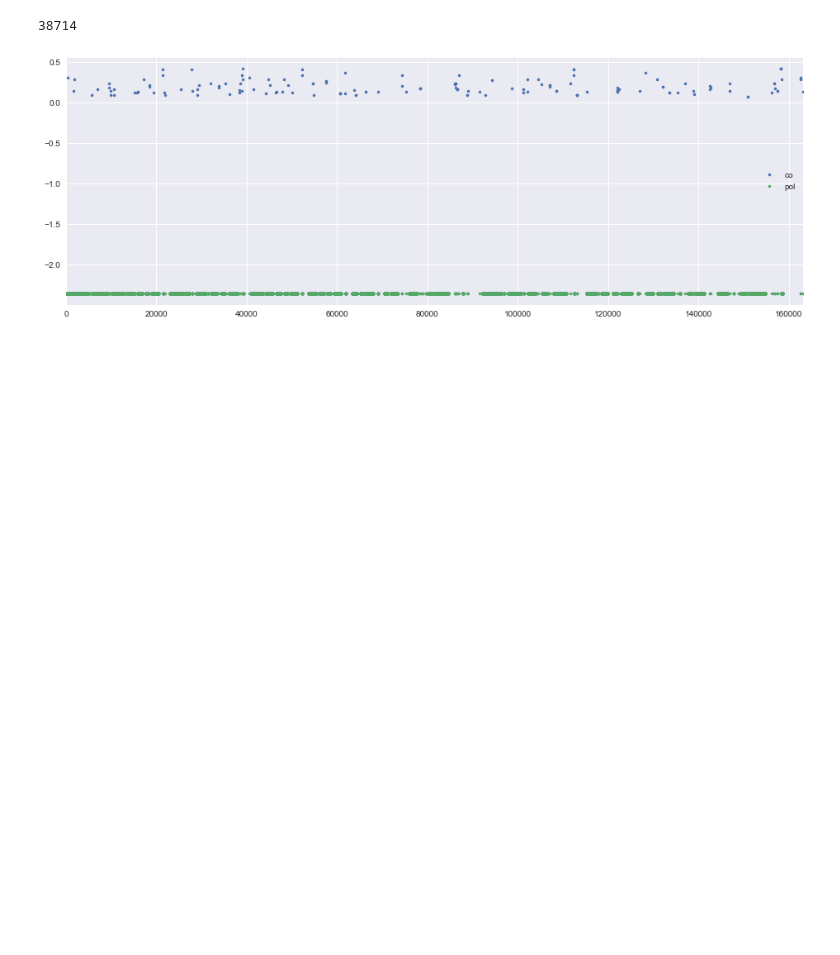
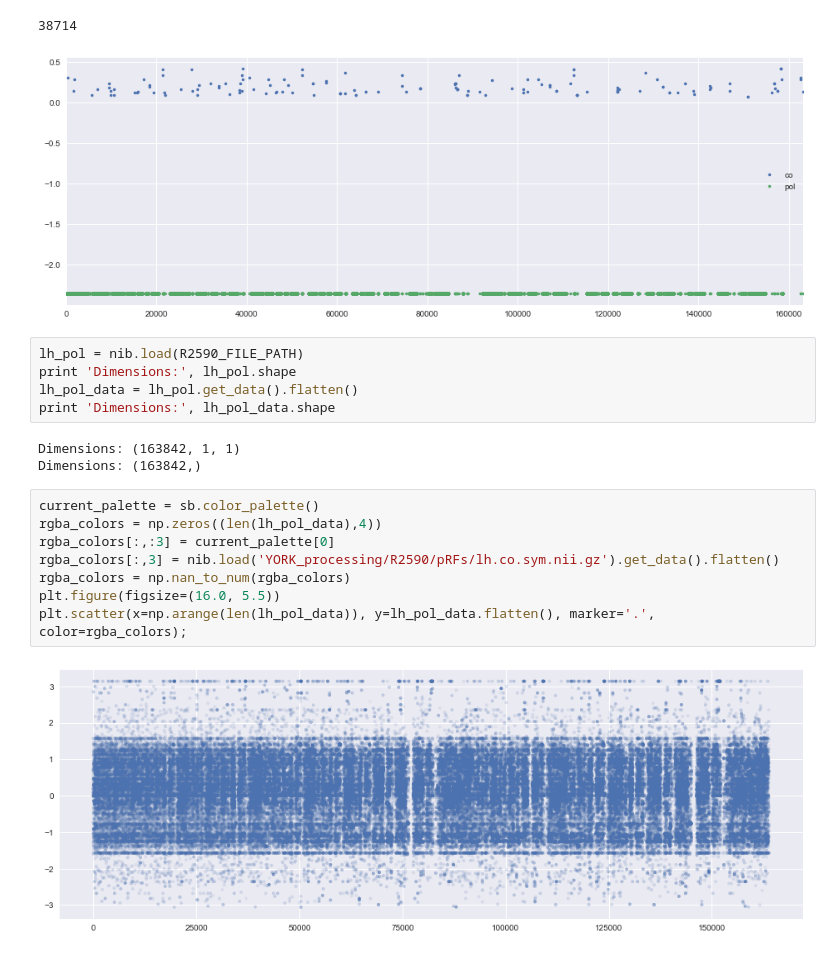
Before and after one commit to gkaguirrelab/extremeRetinotopy, a Jupyter notebook: fsAverage.ipynb, the cells around one changed output. Saved outputs shown, nothing was run; the diff lists cells and outputs as text; blank space fills up the shorter version.

```diff
--- a/fsAverage.ipynb
+++ b/fsAverage.ipynb
@@ -298,3 +298,21 @@ df3.plot(style=['.', '.'], figsize=(16.0, 5.5));
 # %% [output]
 38714
 [figure]
+# %%
+lh_pol = nib.load(R2590_FILE_PATH)
+print 'Dimensions:', lh_pol.shape
+lh_pol_data = lh_pol.get_data().flatten()
+print 'Dimensions:', lh_pol_data.shape
+# %% [output]
+Dimensions: (163842, 1, 1)
+Dimensions: (163842,)
+# %%
+current_palette = sb.color_palette()
+rgba_colors = np.zeros((len(lh_pol_data),4))
+rgba_colors[:,:3] = current_palette[0]
+rgba_colors[:,3] = nib.load('YORK_processing/R2590/pRFs/lh.co.sym.nii.gz').get_data().flatten()
+rgba_colors = np.nan_to_num(rgba_colors)
+plt.figure(figsize=(16.0, 5.5))
+plt.scatter(x=np.arange(len(lh_pol_data)), y=lh_pol_data.flatten(), marker='.', color=rgba_colors);
+# %% [output]
+[figure, added]
```
Also changed, not shown: parts of 1 cell of this notebook.
